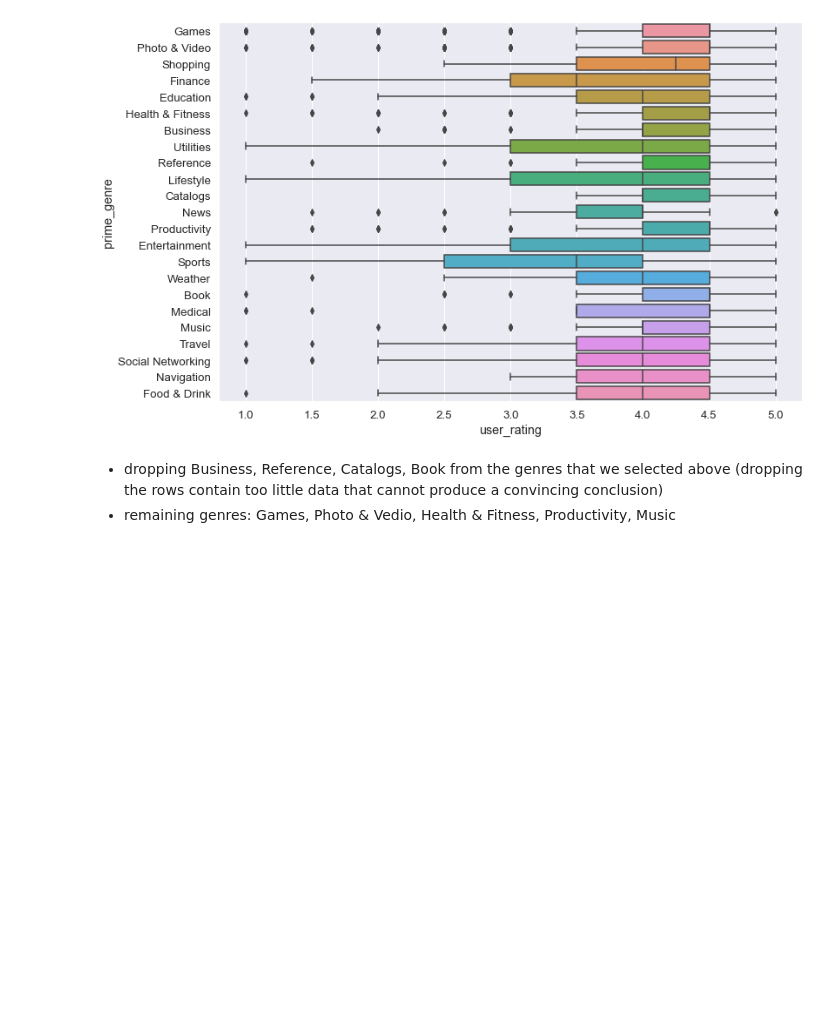
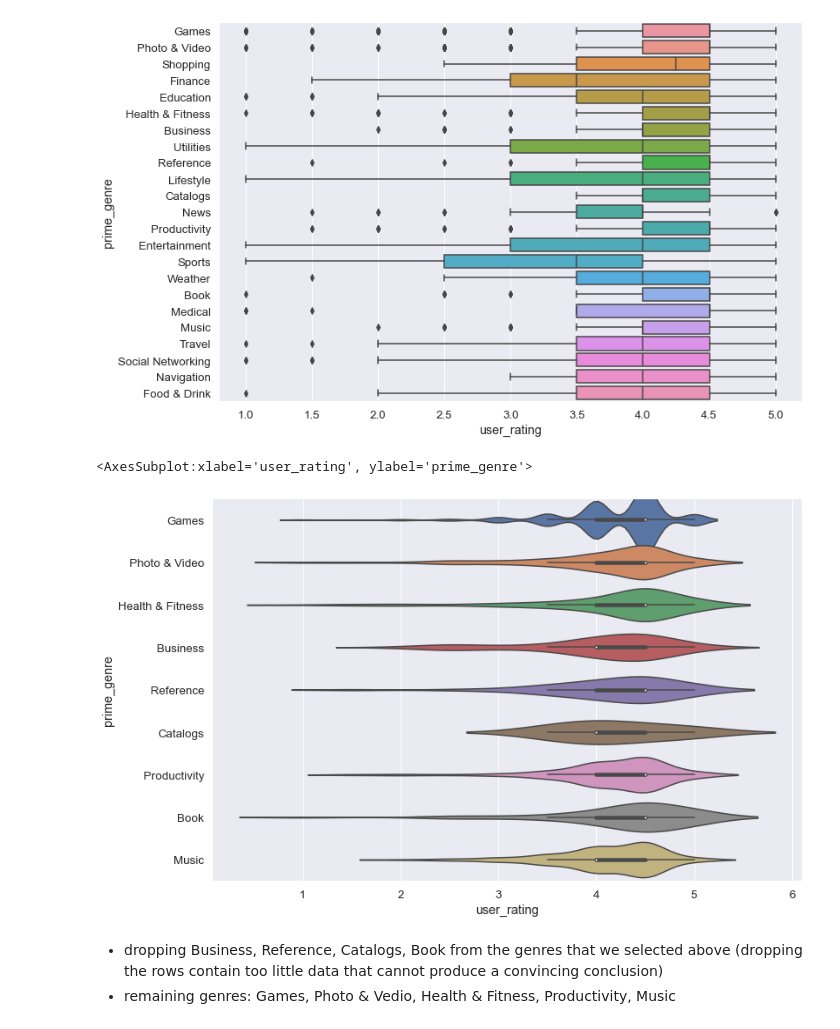
Before and after one commit to ubco-W2020WT1-data301/course-project-solo_124, a Jupyter notebook: analysis/scripts/EDA.ipynb, the cells around one changed output. Drawn from its saved outputs; the diff is of its cells as text; code cells hidden in the pictures; blank space fills up the shorter version.

```diff
--- a/analysis/scripts/EDA.ipynb
+++ b/analysis/scripts/EDA.ipynb
@@ -118,6 +118,11 @@ pf.q1_enre_rating_boxplot(df)
 # %% [output]
 <AxesSubplot:xlabel='user_rating', ylabel='prime_genre'>
 [figure]
+# %%
+pf.q1_dis_violion_plot(df)
+# %% [output]
+<AxesSubplot:xlabel='user_rating', ylabel='prime_genre'>
+[figure, added]
 # %% [markdown]
 - dropping Business, Reference, Catalogs, Book from the genres that we selected above (dropping the rows contain too little data that cannot produce a convincing conclusion)
 - remaining genres: Games, Photo & Vedio, Health & Fitness, Productivity, Music
```
Also changed, not shown: parts of 1 cell of this notebook, 2 other files.
